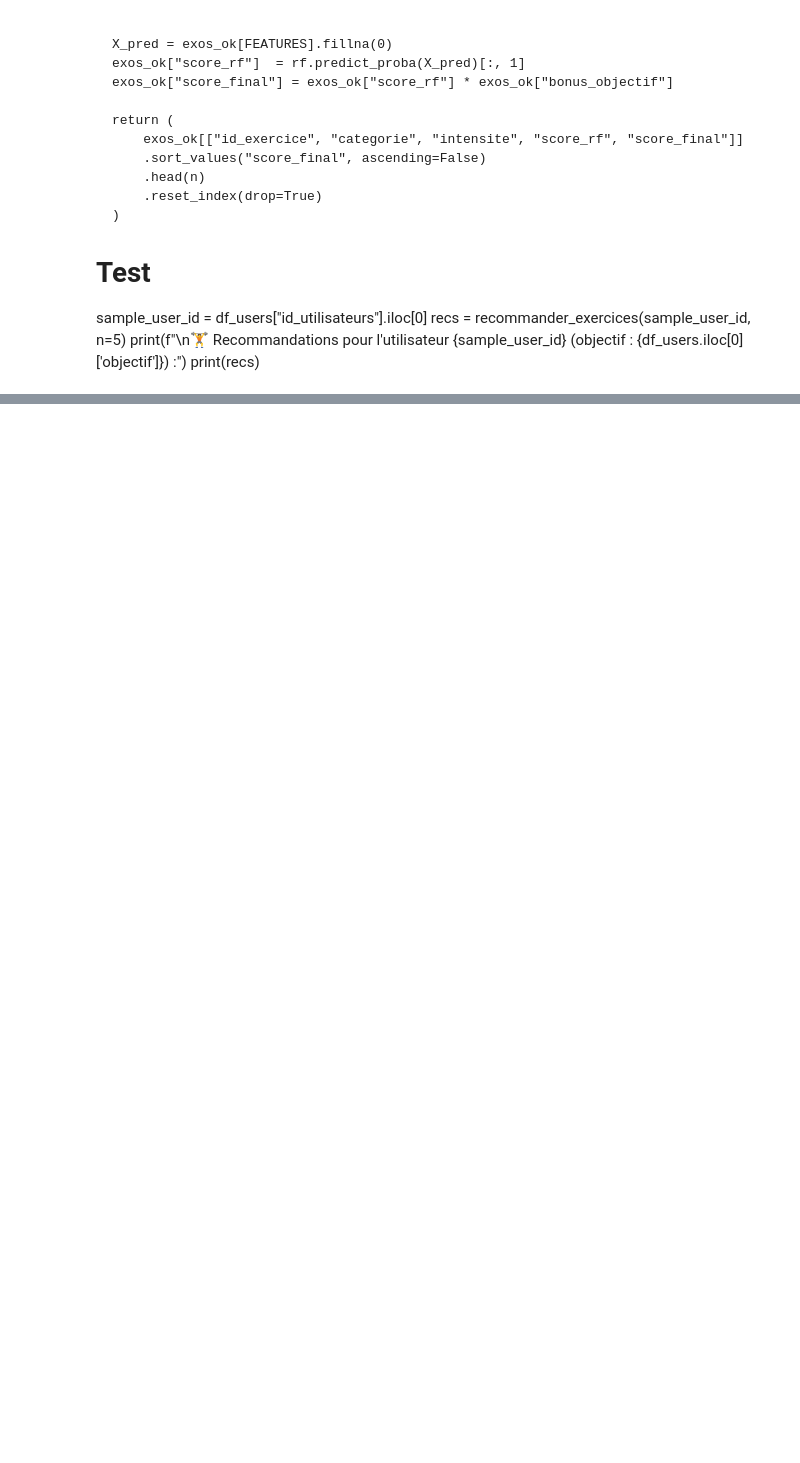
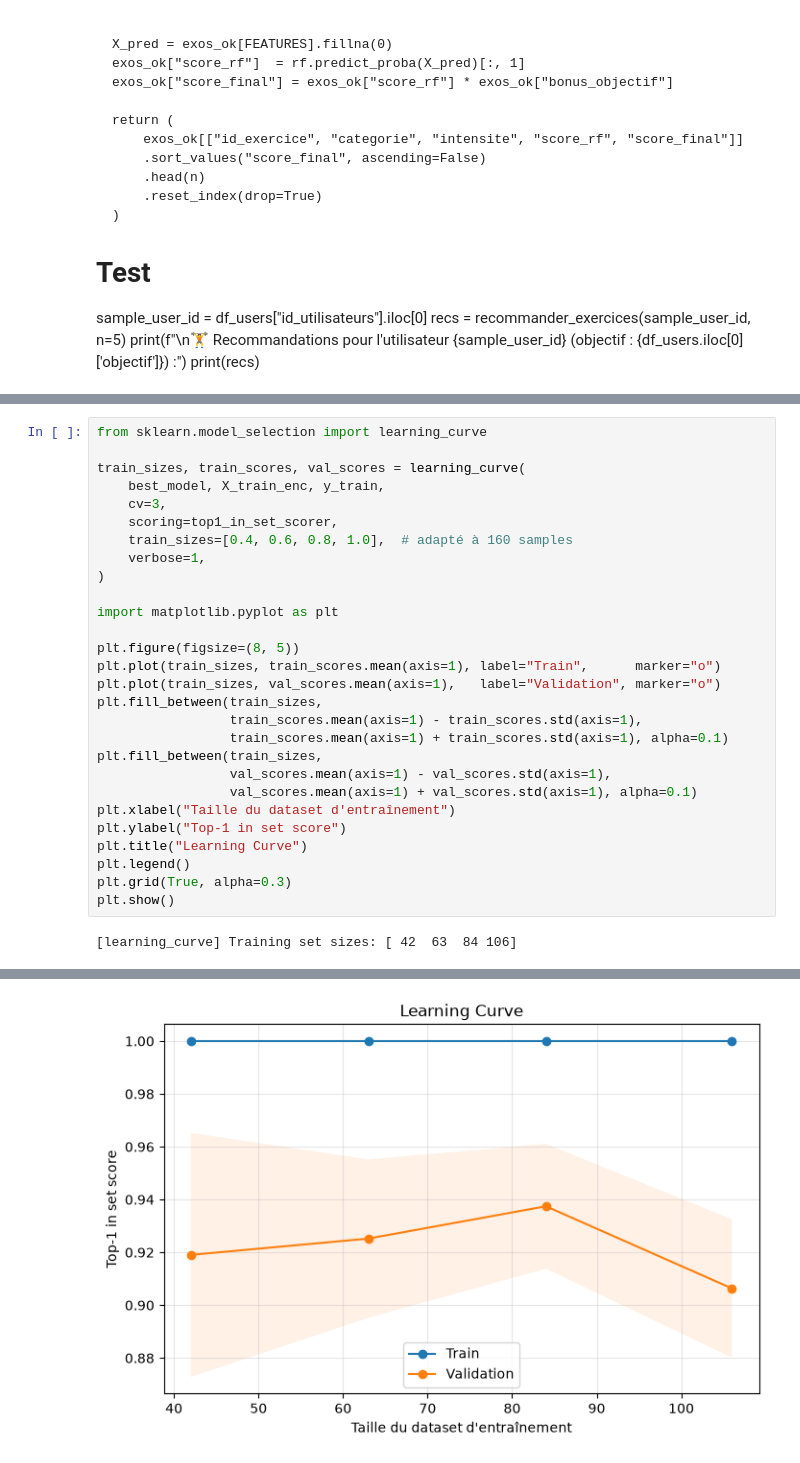
Before and after one commit to LeChatmot/projetMSPR1, a Jupyter notebook: HealthIABack/notebook/recommandationModeleIA.ipynb, the cells around one changed output, grey strips where cells are left out. Saved outputs shown, nothing was run; the diff lists cells and outputs as text; blank space fills up the shorter version.

```diff
--- a/HealthIABack/notebook/recommandationModeleIA.ipynb
+++ b/HealthIABack/notebook/recommandationModeleIA.ipynb
@@ -269,0 +479,30 @@ print(f"✅ Modèle et encodeurs sauvegardés dans {OUTPUT_DIR.resolve()}")
+# %%
+from sklearn.model_selection import learning_curve
+
+train_sizes, train_scores, val_scores = learning_curve(
+    best_model, X_train_enc, y_train,
+    cv=3,
+    scoring=top1_in_set_scorer,
+    train_sizes=[0.4, 0.6, 0.8, 1.0],  # adapté à 160 samples
+    verbose=1,
+)
+
+import matplotlib.pyplot as plt
+
+plt.figure(figsize=(8, 5))
+plt.plot(train_sizes, train_scores.mean(axis=1), label="Train",      marker="o")
+plt.plot(train_sizes, val_scores.mean(axis=1),   label="Validation", marker="o")
+plt.fill_between(train_sizes,
+                 train_scores.mean(axis=1) - train_scores.std(axis=1),
+                 train_scores.mean(axis=1) + train_scores.std(axis=1), alpha=0.1)
+plt.fill_between(train_sizes,
+                 val_scores.mean(axis=1) - val_scores.std(axis=1),
+                 val_scores.mean(axis=1) + val_scores.std(axis=1), alpha=0.1)
+plt.xlabel("Taille du dataset d'entraînement")
+plt.ylabel("Top-1 in set score")
+plt.title("Learning Curve")
+plt.legend()
+plt.grid(True, alpha=0.3)
+plt.show()
+# %% [output]
+[learning_curve] Training set sizes: [ 42  63  84 106]
@@ -269,0 +510 @@ print(f"✅ Modèle et encodeurs sauvegardés dans {OUTPUT_DIR.resolve()}")
+[figure, added]
```
Also changed, not shown: parts of 16 cells of this notebook, 11 other files.
